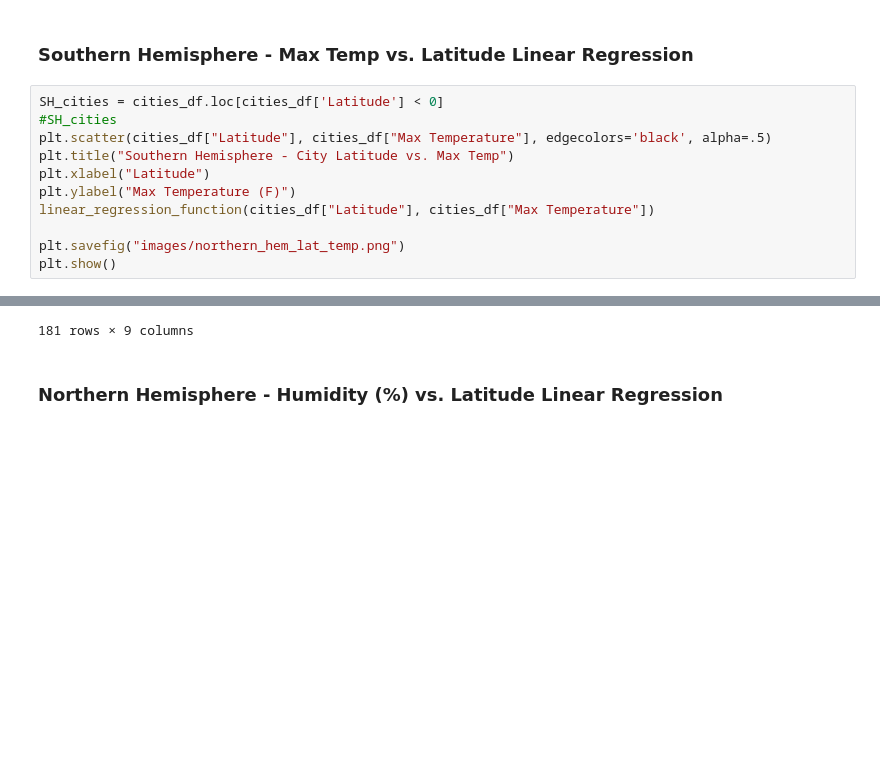
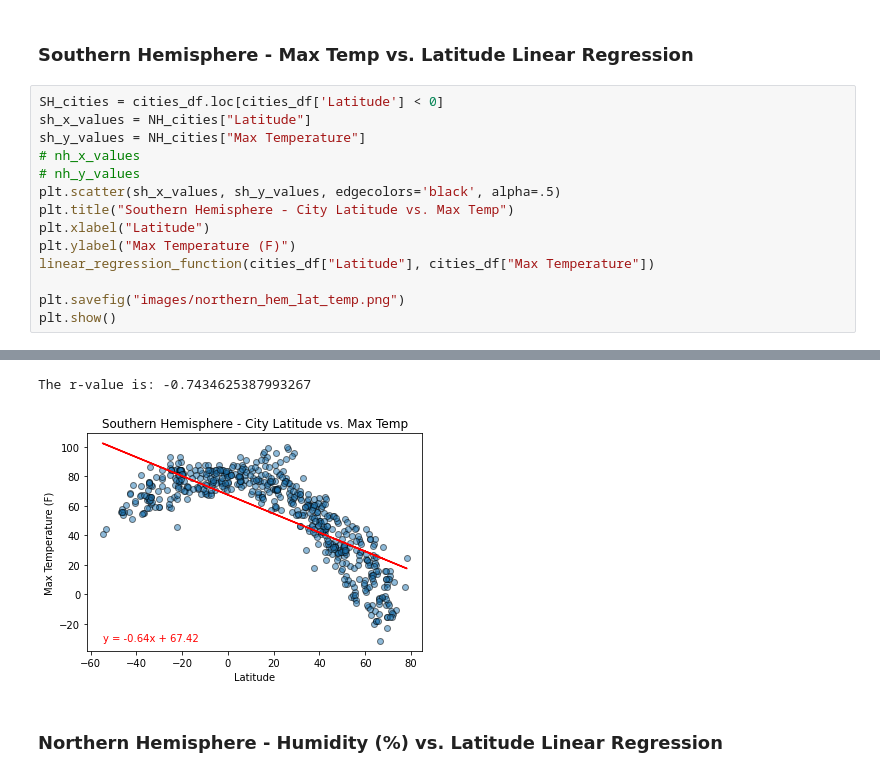
Before and after one commit to sir-omoreno/python-api-challenge, a Jupyter notebook: WeatherPy.ipynb, the cells around one changed output, grey strips where cells are left out. Drawn from its saved outputs; the diff is of its cells as text; blank space fills up the shorter version.

```diff
--- a/WeatherPy.ipynb
+++ b/WeatherPy.ipynb
@@ -375,8 +378,11 @@ The r-value is: -0.7434625387993267
 ###  Southern Hemisphere - Max Temp vs. Latitude Linear Regression
 # %%
 SH_cities = cities_df.loc[cities_df['Latitude'] < 0]
-#SH_cities
-plt.scatter(cities_df["Latitude"], cities_df["Max Temperature"], edgecolors='black', alpha=.5)
+sh_x_values = NH_cities["Latitude"]
+sh_y_values = NH_cities["Max Temperature"]
+# nh_x_values
+# nh_y_values
+plt.scatter(sh_x_values, sh_y_values, edgecolors='black', alpha=.5)
 plt.title("Southern Hemisphere - City Latitude vs. Max Temp")
 plt.xlabel("Latitude")
 plt.ylabel("Max Temperature (F)")
@@ -400,4 +394,5 @@ plt.show()
-181 rows × 9 columns
+The r-value is: -0.7434625387993267
+[figure, added]
 # %% [markdown]
 ###  Northern Hemisphere - Humidity (%) vs. Latitude Linear Regression
 # %%
```
Also changed, not shown: parts of 2 cells of this notebook, 1 other file.
